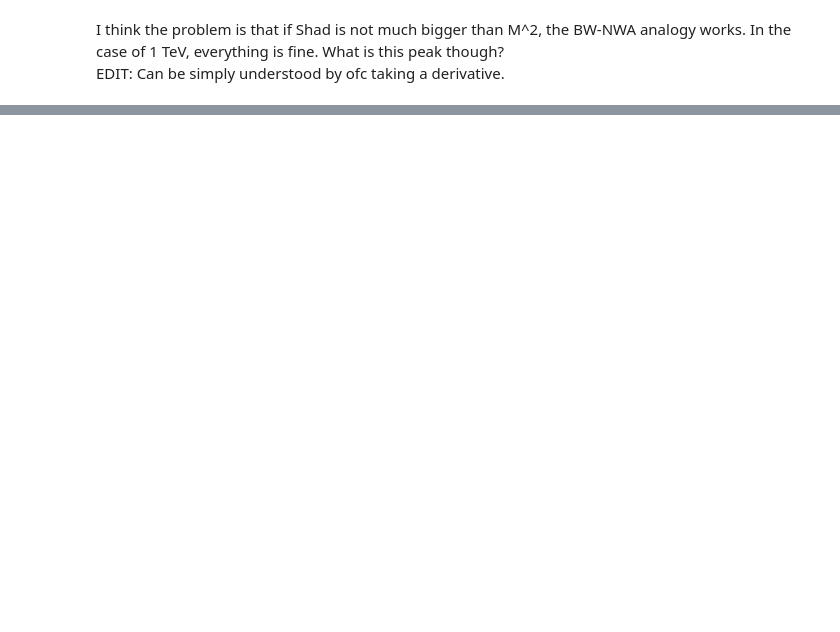
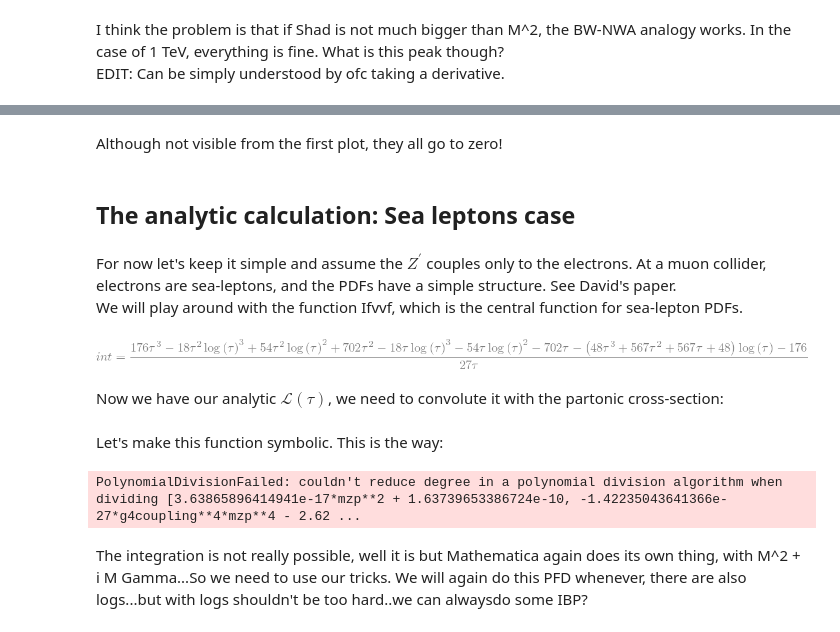
Before and after one commit to armankorajac/finite-width-lepton-colliders, a Jupyter notebook: finite-width.ipynb, the cells around one changed output, grey strips where cells are left out. Saved outputs shown, nothing was run; the diff lists cells and outputs as text; code cells hidden in the pictures; blank space fills up the shorter version.

Commit message:
analytic cross-section calculation

```diff
--- a/finite-width.ipynb
+++ b/finite-width.ipynb
@@ -720,0 +710,39 @@ plt.show()
+# %% [markdown]
+Although not visible from the first plot, they all go to zero!
+# %% [markdown]
+## The analytic calculation: Sea leptons case
+# %% [markdown]
+For now let's keep it simple and assume the $Z^\prime$ couples only to the electrons. At a muon collider, electrons are sea-leptons, and the PDFs have a simple structure. See David's paper. \
+We will play around with the function Ifvvf, which is the central function for sea-lepton PDFs.
+# %%
+# define symbols
+x, tau = sp.symbols('x tau', positive=True)
+
+# define the function
+Ifvvf = (4 + 3*x - 3*x**2 - 4*x**3)/(3*x) + 2*(1 + x)*sp.log(x)
+
+# the integrand
+integrand = (1/x) * Ifvvf * Ifvvf.subs(x, tau/x)
+
+# perform the indefinite integral
+I = sp.integrate(integrand, x)
+
+# evaluate at x=1 and x=tau
+val_1 = I.subs(x, 1)
+val_tau = I.subs(x, tau)
+
+# final result
+result = sp.simplify(val_1 - val_tau)
+
+# Expand logs
+result_expanded = sp.expand_log(result, force=True)
+
+# This is our analytic parton luminosity function
+L_sealeptons_tau = sp.Lambda(tau, result_expanded)
+
+
+display(sp.Eq(sp.Symbol('int'), result_expanded))
+# %% [output]
+[figure, added]
+# %% [markdown]
+Now we have our analytic $\mathcal{L}(\tau)$, we need to convolute it with the partonic cross-section:
@@ -720,0 +755,14 @@ plt.show()
+# %% [markdown]
+Let's make this function symbolic. This is the way:
+# %%
+tau, mzp, g4coupling = sp.symbols('tau mzp g4coupling', real=True)
+
+# Define our formula as a symbolic expression
+
+xsec_analytic_expr = sp.Lambda((tau, mzp, g4coupling), xsecHadronic_analytic(tau, mzp, g4coupling))
+
+sp.integrate(xsec_analytic_expr(tau, mzp, g4coupling), (tau, (4*me**2)/Shad, 1))
+# %% [output]
+PolynomialDivisionFailed: couldn't reduce degree in a polynomial division algorithm when dividing [3.63865896414941e-17*mzp**2 + 1.63739653386724e-10, -1.42235043641366e-27*g4coupling**4*mzp**4 - 2.62 ...
+# %% [markdown]
+The integration is not really possible, well it is but Mathematica again does its own thing, with M^2 + i M Gamma...So we need to use our tricks. We will again do this PFD whenever, there are also logs...but with logs shouldn't be too hard..we can alwaysdo some IBP?
```
Also changed, not shown: parts of 31 cells of this notebook.
